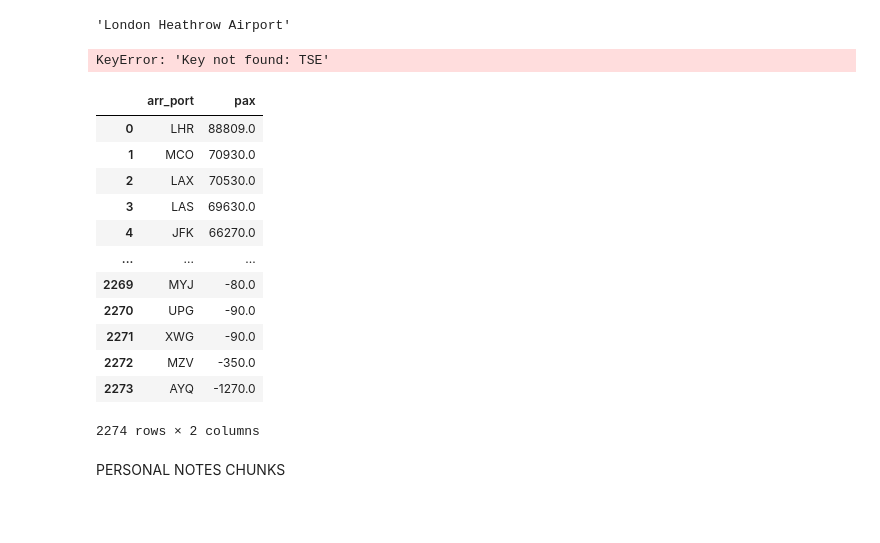
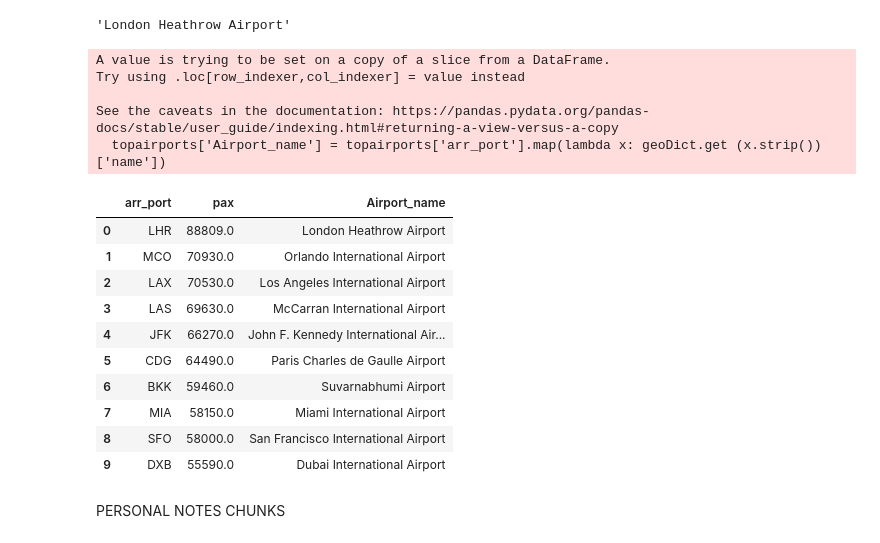
Before and after one commit to corti-acs/dschallenge, a Jupyter notebook: exercise2.ipynb, the cells around one changed output. Saved outputs shown, nothing was run; the diff lists cells and outputs as text; code cells hidden in the pictures; blank space fills up the shorter version.

Commit message:
Version with arirport name

```diff
--- a/exercise2.ipynb
+++ b/exercise2.ipynb
@@ -337,3 +337,6 @@ top10airports.head(10)
 len(top10airports)
 # %% [output]
 2274
+# %%
+topairports = top10airports[0:10]
+topairports
@@ -357,22 +374,24 @@ geoDict.get (top10airports['arr_port'][0].strip())['name']
 # %% [output]
 'London Heathrow Airport'
 # %%
-top10airports['Airport_name'] = top10airports['arr_port'].map(lambda x: geoDict.get (x.strip())['name'])
+topairports['Airport_name'] = topairports['arr_port'].map(lambda x: geoDict.get (x.strip())['name'])
 # %% [output]
-KeyError: 'Key not found: TSE'
+A value is trying to be set on a copy of a slice from a DataFrame.
+Try using .loc[row_indexer,col_indexer] = value instead
+
+See the caveats in the documentation: https://pandas.pydata.org/pandas-docs/stable/user_guide/indexing.html#returning-a-view-versus-a-copy
+  topairports['Airport_name'] = topairports['arr_port'].map(lambda x: geoDict.get (x.strip())['name'])
-# %%
-top10airports
-# %% [output]
-|  | arr_port | pax |
-| 0 | LHR | 88809.0 |
-| 1 | MCO | 70930.0 |
-| 2 | LAX | 70530.0 |
-| 3 | LAS | 69630.0 |
-| 4 | JFK | 66270.0 |
-| ... | ... | ... |
-| 2269 | MYJ | -80.0 |
-| 2270 | UPG | -90.0 |
-| 2271 | XWG | -90.0 |
-| 2272 | MZV | -350.0 |
-| 2273 | AYQ | -1270.0 |
-2274 rows × 2 columns
+# %%
+topairports
+# %% [output]
+|  | arr_port | pax | Airport_name |
+| 0 | LHR | 88809.0 | London Heathrow Airport |
+| 1 | MCO | 70930.0 | Orlando International Airport |
+| 2 | LAX | 70530.0 | Los Angeles International Airport |
+| 3 | LAS | 69630.0 | McCarran International Airport |
+| 4 | JFK | 66270.0 | John F. Kennedy International Air... |
+| 5 | CDG | 64490.0 | Paris Charles de Gaulle Airport |
+| 6 | BKK | 59460.0 | Suvarnabhumi Airport |
+| 7 | MIA | 58150.0 | Miami International Airport |
+| 8 | SFO | 58000.0 | San Francisco International Airport |
+| 9 | DXB | 55590.0 | Dubai International Airport |
```
Also changed, not shown: parts of 6 cells of this notebook.
